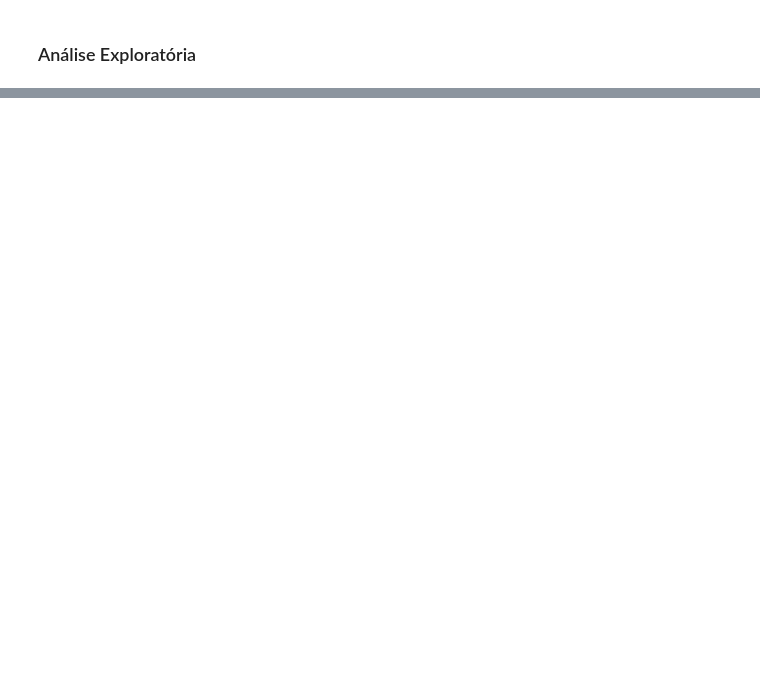
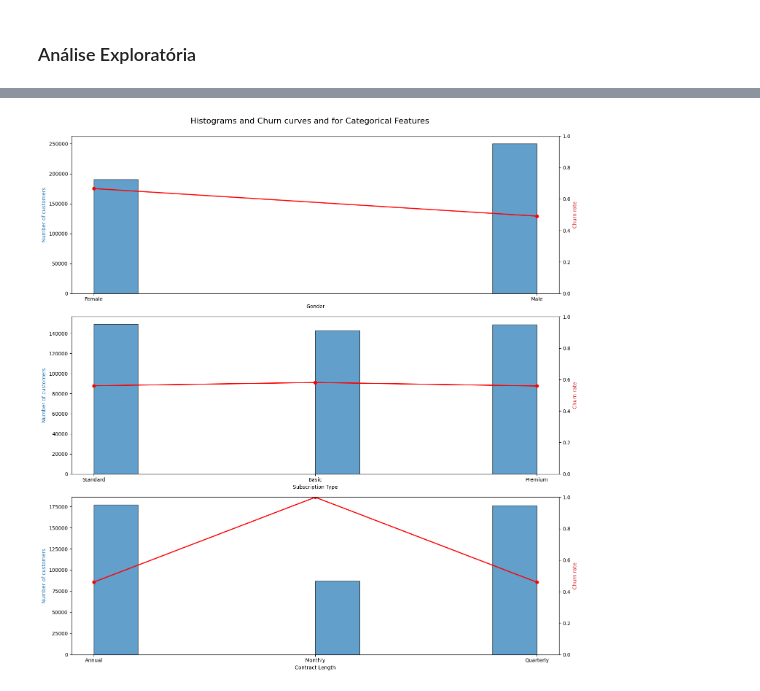
Before and after one commit to paduathiago/churn_prediction, a Jupyter notebook: churn_prediction.ipynb, the cells around one changed output, grey strips where cells are left out. Saved outputs shown, nothing was run; the diff lists cells and outputs as text; code cells hidden in the pictures; blank space fills up the shorter version.

```diff
--- a/churn_prediction.ipynb
+++ b/churn_prediction.ipynb
@@ -74,0 +137,33 @@ array(['Annual', 'Monthly', 'Quarterly'], dtype=object)
+# %%
+fig, axes = plt.subplots(len(categoricalFeatures), 1, figsize=(15, 5 * len(categoricalFeatures)))
+
+for i, column in enumerate(categoricalFeatures):
+    ax1 = axes[i]
+
+    n, bins, patches = ax1.hist(X_train[column], edgecolor='black', alpha=0.7)
+    ax1.set_xlabel(column)
+    ax1.set_ylabel('Number of customers', color='tab:blue')
+
+    # Calculate mean churn rate for each bin
+    churn_rates = []
+    for category in X_train[column].unique():
+        churn_rates.append(y_train[X_train[column] == category].mean())
+
+    # Create a second y-axis to plot the churn rate
+    ax2 = ax1.twinx()
+    ax2.plot(X_train[column].unique(), churn_rates, color='red', marker='o', linestyle='-', linewidth=2)
+    ax2.set_ylabel('Churn rate', color='tab:red')
+
+    ax2.set_ylim(0, 1)
+
+# Remove unused axes
+for i in range(len(categoricalFeatures), len(axes)):
+    fig.delaxes(axes[i])
+
+# Adjust layout to prevent overlap
+plt.tight_layout()
+plt.suptitle('Histograms and Churn curves and for Categorical Features', fontsize=16, y=1.02)
+
+plt.show()
+# %% [output]
+[figure, added]
```
Also changed, not shown: parts of 6 cells of this notebook.
